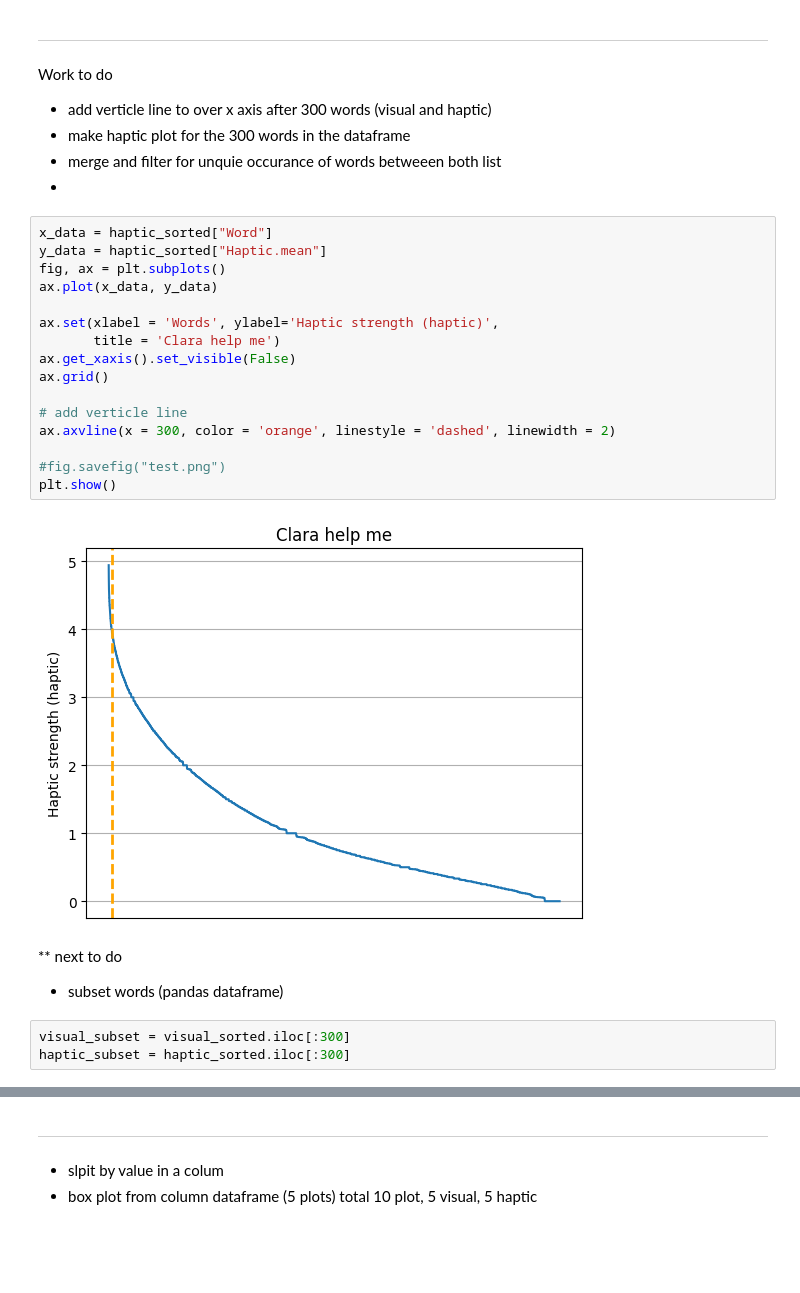
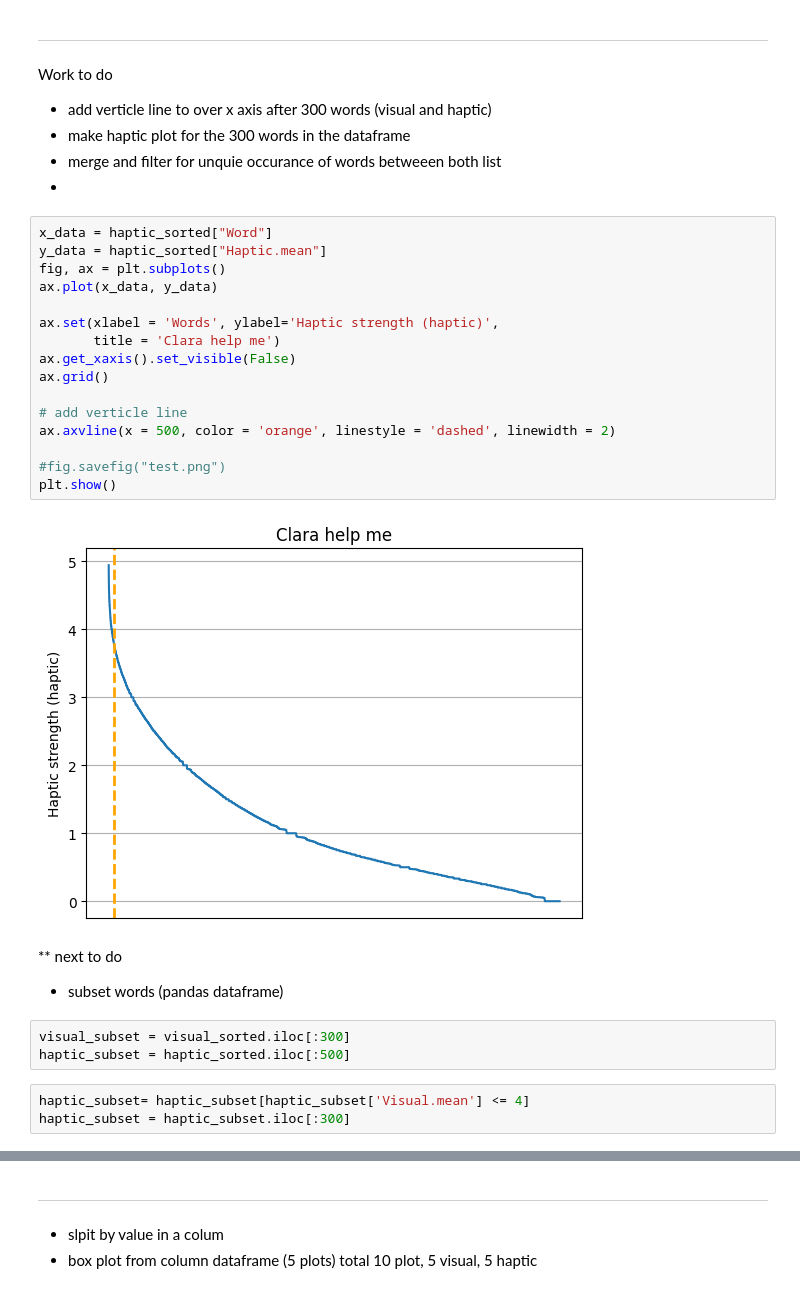
Before and after one commit to soniasola00/SpanLancasterNorm_boxplot_fail, a Jupyter notebook: Sonia.ipynb, the cells around one changed output, grey strips where cells are left out. Saved outputs shown, nothing was run; the diff lists cells and outputs as text; blank space fills up the shorter version.

```diff
--- a/Sonia.ipynb
+++ b/Sonia.ipynb
@@ -180,28 +169,31 @@ Work to do
 # %%
 x_data = haptic_sorted["Word"]
 y_data = haptic_sorted["Haptic.mean"]
 fig, ax = plt.subplots()
 ax.plot(x_data, y_data)
 
 ax.set(xlabel = 'Words', ylabel='Haptic strength (haptic)',
        title = 'Clara help me')
 ax.get_xaxis().set_visible(False)
 ax.grid()
 
 # add verticle line
-ax.axvline(x = 300, color = 'orange', linestyle = 'dashed', linewidth = 2)
+ax.axvline(x = 500, color = 'orange', linestyle = 'dashed', linewidth = 2)
 
 #fig.savefig("test.png")
 plt.show()
 # %% [output]
-[figure, old version]
+[figure, new version]
 # %% [markdown]
 **
 next to do
 - subset words (pandas dataframe)
 # %%
 visual_subset = visual_sorted.iloc[:300]
-haptic_subset = haptic_sorted.iloc[:300]
+haptic_subset = haptic_sorted.iloc[:500]
+# %%
+haptic_subset= haptic_subset[haptic_subset['Visual.mean'] <= 4]
+haptic_subset = haptic_subset.iloc[:300]
 # %%
 visual_subset_df = pd.DataFrame(visual_subset)
 visual_subset_df['mixed'] = 'visual'
```
Also changed, not shown: parts of 14 cells of this notebook.
